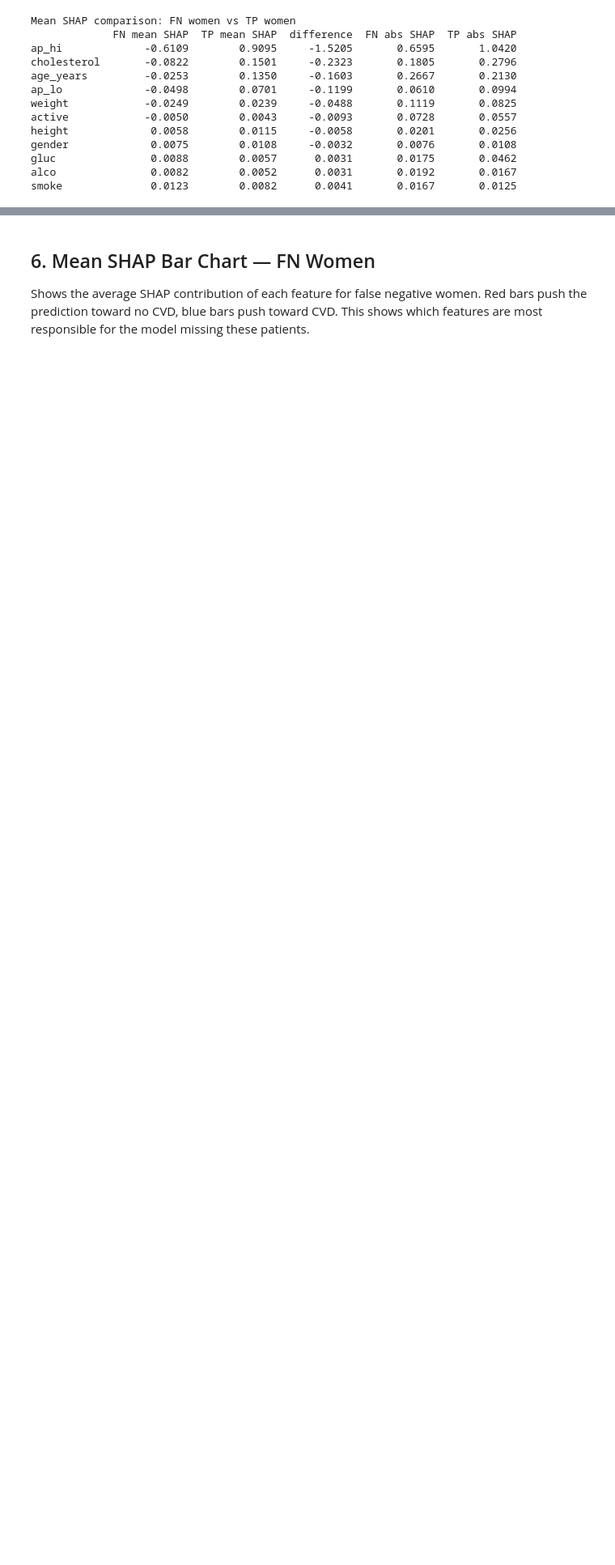
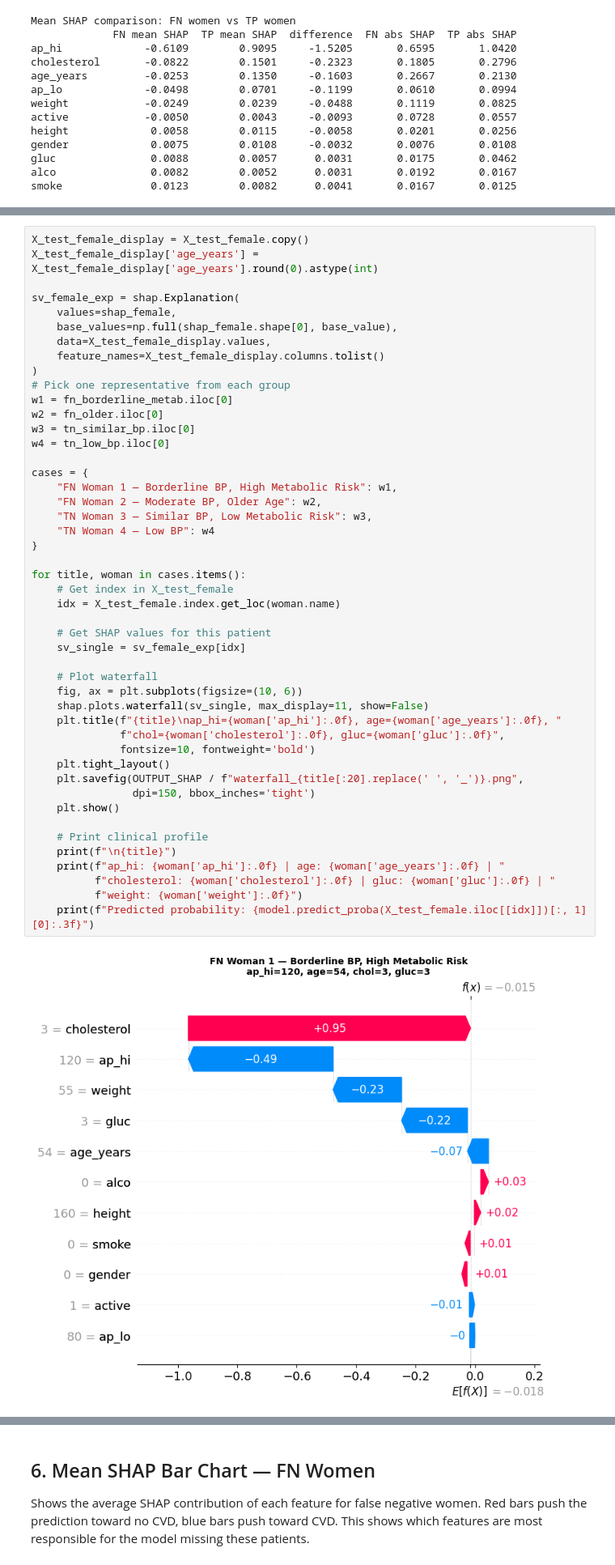
Before and after one commit to Kavisha612/Dissertation_ExplainableAI, a Jupyter notebook: SHAP_fairness_notebooks/shap_02_local_subgroup_benchmarking.ipynb, the cells around one changed output, grey strips where cells are left out. Shown at 81% size. Drawn from its saved outputs; the diff is of its cells as text; blank space fills up the shorter version.

```diff
--- a/SHAP_fairness_notebooks/shap_02_local_subgroup_benchmarking.ipynb
+++ b/SHAP_fairness_notebooks/shap_02_local_subgroup_benchmarking.ipynb
@@ -194,0 +256,49 @@ smoke              0.0123        0.0082      0.0041       0.0167       0.0125
+# %%
+X_test_female_display = X_test_female.copy()
+X_test_female_display['age_years'] = X_test_female_display['age_years'].round(0).astype(int)
+
+sv_female_exp = shap.Explanation(
+    values=shap_female,
+    base_values=np.full(shap_female.shape[0], base_value),
+    data=X_test_female_display.values,
+    feature_names=X_test_female_display.columns.tolist()
+)
+# Pick one representative from each group
+w1 = fn_borderline_metab.iloc[0]
+w2 = fn_older.iloc[0]
+w3 = tn_similar_bp.iloc[0]
+w4 = tn_low_bp.iloc[0]
+
+cases = {
+    "FN Woman 1 — Borderline BP, High Metabolic Risk": w1,
+    "FN Woman 2 — Moderate BP, Older Age": w2,
+    "TN Woman 3 — Similar BP, Low Metabolic Risk": w3,
+    "TN Woman 4 — Low BP": w4
+}
+
+for title, woman in cases.items():
+    # Get index in X_test_female
+    idx = X_test_female.index.get_loc(woman.name)
+
+    # Get SHAP values for this patient
+    sv_single = sv_female_exp[idx]
+
+    # Plot waterfall
+    fig, ax = plt.subplots(figsize=(10, 6))
+    shap.plots.waterfall(sv_single, max_display=11, show=False)
+    plt.title(f"{title}\nap_hi={woman['ap_hi']:.0f}, age={woman['age_years']:.0f}, "
+              f"chol={woman['cholesterol']:.0f}, gluc={woman['gluc']:.0f}",
+              fontsize=10, fontweight='bold')
+    plt.tight_layout()
+    plt.savefig(OUTPUT_SHAP / f"waterfall_{title[:20].replace(' ', '_')}.png",
+                dpi=150, bbox_inches='tight')
+    plt.show()
+
+    # Print clinical profile
+    print(f"\n{title}")
+    print(f"ap_hi: {woman['ap_hi']:.0f} | age: {woman['age_years']:.0f} | "
+          f"cholesterol: {woman['cholesterol']:.0f} | gluc: {woman['gluc']:.0f} | "
+          f"weight: {woman['weight']:.0f}")
+    print(f"Predicted probability: {model.predict_proba(X_test_female.iloc[[idx]])[:, 1][0]:.3f}")
+# %% [output]
+[figure, added]
```
Also changed, not shown: parts of 10 cells of this notebook.
